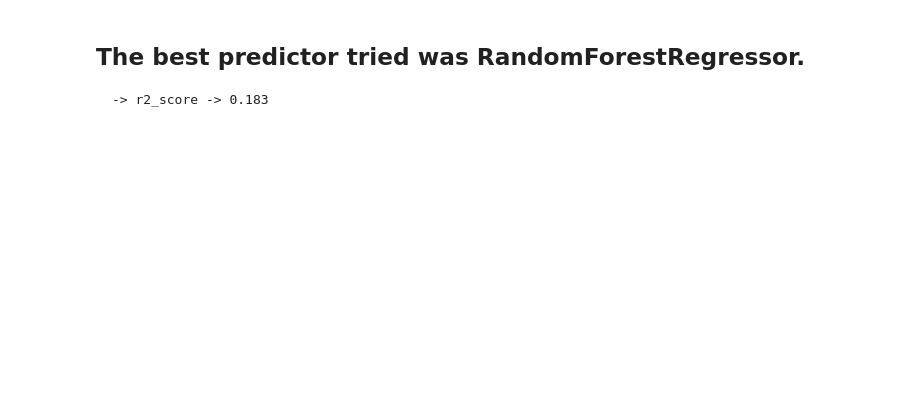
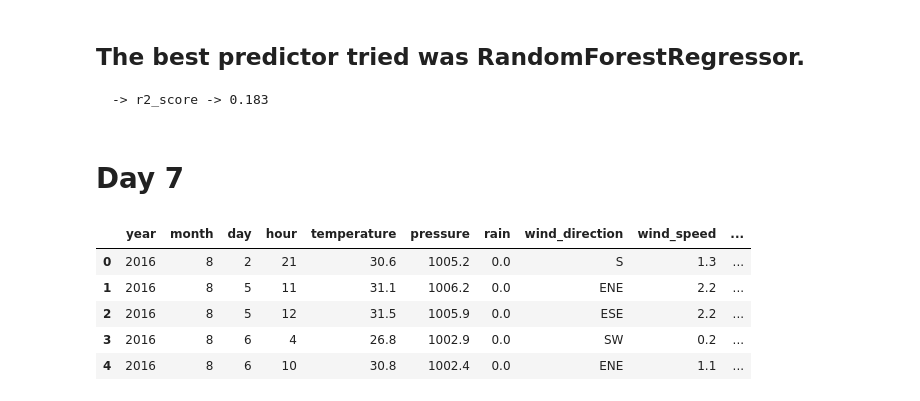
Before and after one commit to SouravBiswal/GeeksFiestaAI-ML-Team-7--1, a Jupyter notebook: Data_Preprocessing.ipynb, the cells around one changed output. Cells and saved outputs as stored; diff of their text form; code cells hidden in the pictures; blank space fills up the shorter version.

```diff
--- a/Data_Preprocessing.ipynb
+++ b/Data_Preprocessing.ipynb
@@ -1325,3 +1357,5 @@ r2_score(test['PM2.5'], model.predict(test.drop(columns=['PM2.5', 'wind_directio
 # %% [markdown]
 ## The best predictor tried was RandomForestRegressor.
     -> r2_score -> 0.183
+# %% [markdown]
+# Day 7
@@ -1327,0 +1364,9 @@ r2_score(test['PM2.5'], model.predict(test.drop(columns=['PM2.5', 'wind_directio
+# %%
+test_data.head()
+# %% [output]
+|  | year | month | day | hour | temperature | pressure | rain | wind_direction | wind_speed | ... |
+| 0 | 2016 | 8 | 2 | 21 | 30.6 | 1005.2 | 0.0 | S | 1.3 | ... |
+| 1 | 2016 | 8 | 5 | 11 | 31.1 | 1006.2 | 0.0 | ENE | 2.2 | ... |
+| 2 | 2016 | 8 | 5 | 12 | 31.5 | 1005.9 | 0.0 | ESE | 2.2 | ... |
+| 3 | 2016 | 8 | 6 | 4 | 26.8 | 1002.9 | 0.0 | SW | 0.2 | ... |
+| 4 | 2016 | 8 | 6 | 10 | 30.8 | 1002.4 | 0.0 | ENE | 1.1 | ... |
```
Also changed, not shown: parts of 72 cells of this notebook, 2 other files.
